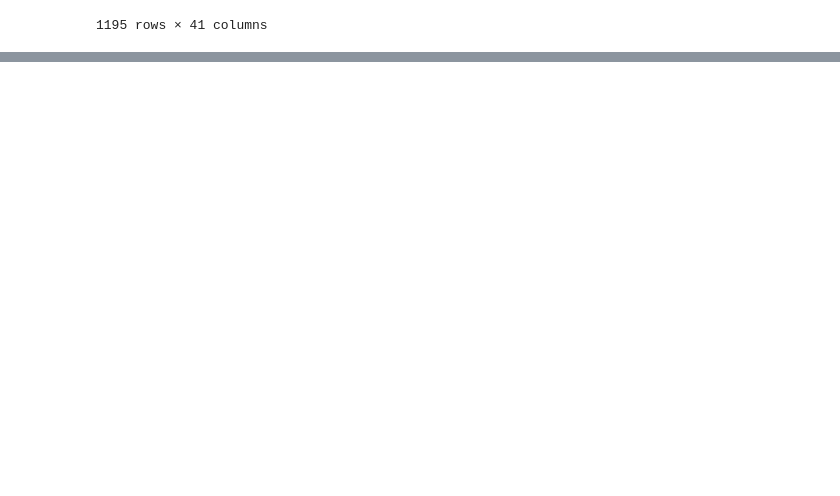
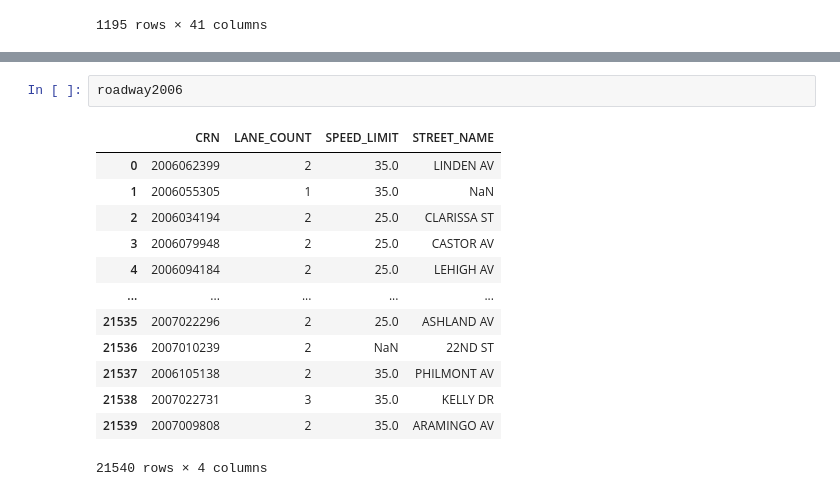
Before and after one commit to hahuynh1/Data-Science-ITS-Capstone, a Jupyter notebook: ITS.ipynb, the cells around one changed output, grey strips where cells are left out. Drawn from its saved outputs; the diff is of its cells as text; blank space fills up the shorter version.

```diff
--- a/ITS.ipynb
+++ b/ITS.ipynb
@@ -186,0 +329,16 @@ merged_2006
+# %%
+roadway2006
+# %% [output]
+|  | CRN | LANE_COUNT | SPEED_LIMIT | STREET_NAME |
+| 0 | 2006062399 | 2 | 35.0 | LINDEN AV |
+| 1 | 2006055305 | 1 | 35.0 | NaN |
+| 2 | 2006034194 | 2 | 25.0 | CLARISSA ST |
+| 3 | 2006079948 | 2 | 25.0 | CASTOR AV |
+| 4 | 2006094184 | 2 | 25.0 | LEHIGH AV |
+| ... | ... | ... | ... | ... |
+| 21535 | 2007022296 | 2 | 25.0 | ASHLAND AV |
+| 21536 | 2007010239 | 2 | NaN | 22ND ST |
+| 21537 | 2006105138 | 2 | 35.0 | PHILMONT AV |
+| 21538 | 2007022731 | 3 | 35.0 | KELLY DR |
+| 21539 | 2007009808 | 2 | 35.0 | ARAMINGO AV |
+21540 rows × 4 columns
```
Also changed, not shown: parts of 28 cells of this notebook.
